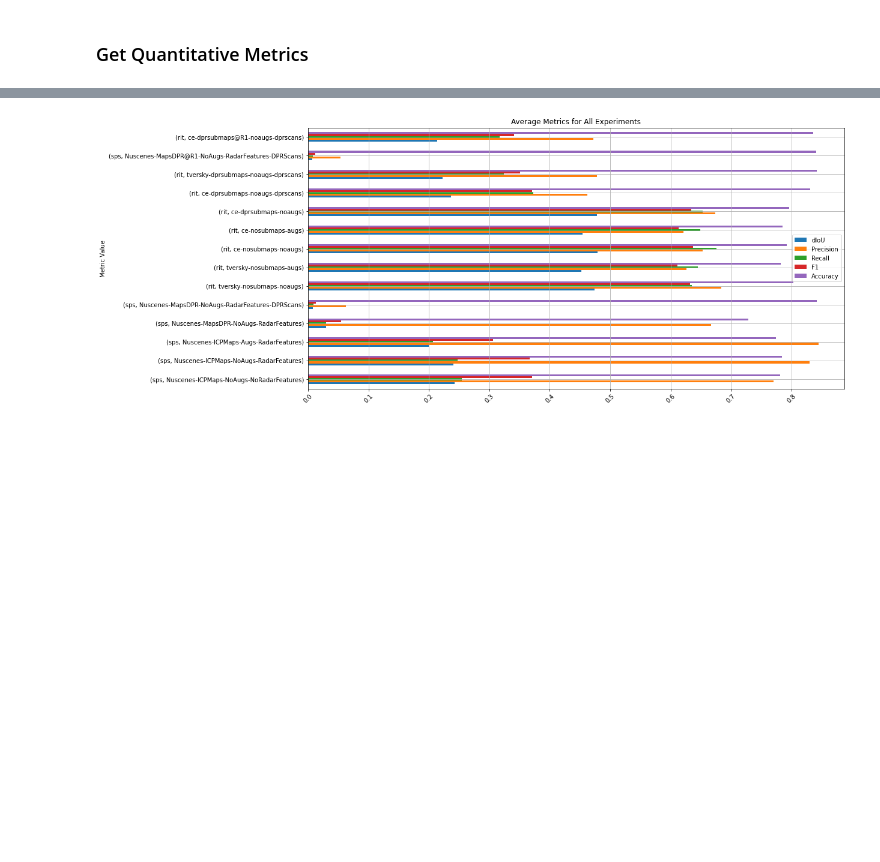
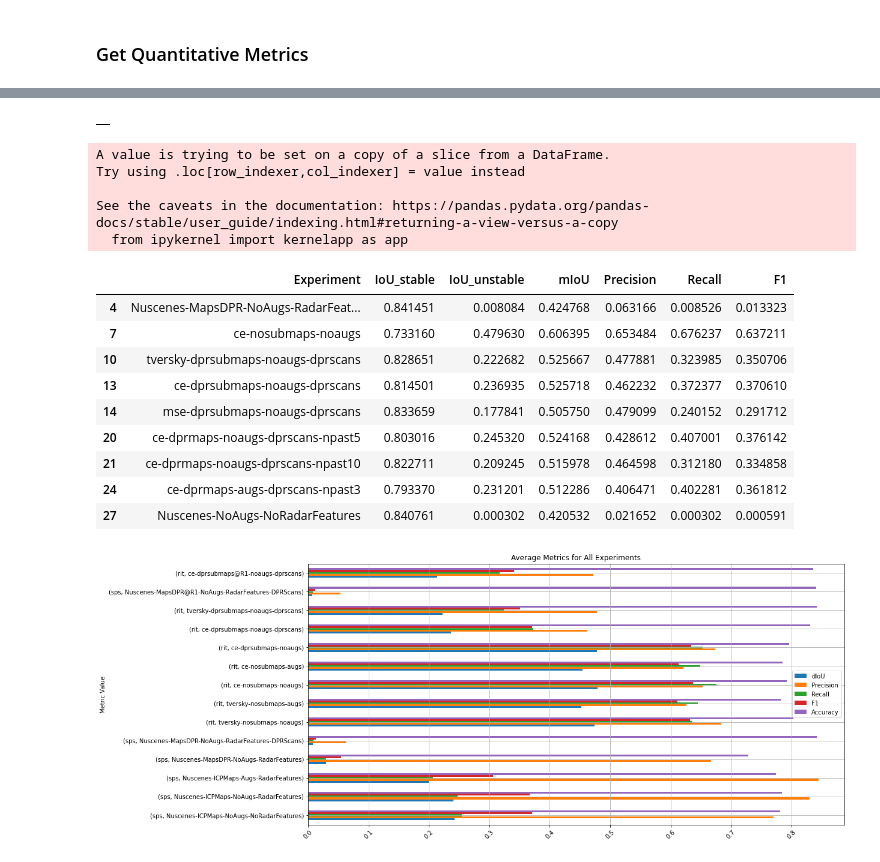
Before and after one commit to umairkhawaja/radar_auto_labeler, a Jupyter notebook: notebooks/training_evaluations.ipynb, the cells around one changed output, grey strips where cells are left out. Drawn from its saved outputs; the diff is of its cells as text; code cells hidden in the pictures; blank space fills up the shorter version.

```diff
--- a/notebooks/training_evaluations.ipynb
+++ b/notebooks/training_evaluations.ipynb
@@ -663,4 +654,0 @@ Processing rit (ce-dprmaps@R1-noaugs-dprscans-npast3) for scene scene-0526
-# %%
-# Display the metrics DataFrame
-metrics_df = metrics_df[['Model', 'Experiment', 'IoU_stable', 'IoU_unstable', 'dIoU', 'Precision', 'Recall', 'F1', 'Accuracy']]
-metrics_df
@@ -685,3 +675,40 @@ metrics_df
+# %%
+metrics_df
+# %% [output]
+|  |
+# %%
+# Display the metrics DataFrame
+metrics_df = metrics_df[['Model', 'Experiment', 'IoU_stable', 'IoU_unstable', 'Precision', 'Recall', 'F1', 'Accuracy']]
+filtered_metrics_df = metrics_df[metrics_df.Experiment.isin([
+    'Nuscenes-NoAugs-NoRadarFeatures',
+    'Nuscenes-MapsDPR-NoAugs-RadarFeatures-DPRScans',
+    'ce-dprsubmaps-noaugs-dprscans',
+    'ce-nosubmaps-noaugs',
+    'ce-dprmaps-augs-dprscans-npast3',
+    'ce-dprmaps-noaugs-dprscans-npast5',
+    'ce-dprmaps-noaugs-dprscans-npast10',
+    'mse-dprsubmaps-noaugs-dprscans',
+    'tversky-dprsubmaps-noaugs-dprscans'
+])]
+
+filtered_metrics_df['mIoU'] = (filtered_metrics_df['IoU_stable'] + filtered_metrics_df['IoU_unstable']) / 2
+filtered_metrics_df[['Experiment', 'IoU_stable', 'IoU_unstable', 'mIoU', 'Precision', 'Recall', 'F1']]
+# %% [output]
+A value is trying to be set on a copy of a slice from a DataFrame.
+Try using .loc[row_indexer,col_indexer] = value instead
+
+See the caveats in the documentation: https://pandas.pydata.org/pandas-docs/stable/user_guide/indexing.html#returning-a-view-versus-a-copy
+  from ipykernel import kernelapp as app
+|  | Experiment | IoU_stable | IoU_unstable | mIoU | Precision | Recall | F1 |
+| 4 | Nuscenes-MapsDPR-NoAugs-RadarFeat... | 0.841451 | 0.008084 | 0.424768 | 0.063166 | 0.008526 | 0.013323 |
+| 7 | ce-nosubmaps-noaugs | 0.733160 | 0.479630 | 0.606395 | 0.653484 | 0.676237 | 0.637211 |
+| 10 | tversky-dprsubmaps-noaugs-dprscans | 0.828651 | 0.222682 | 0.525667 | 0.477881 | 0.323985 | 0.350706 |
+| 13 | ce-dprsubmaps-noaugs-dprscans | 0.814501 | 0.236935 | 0.525718 | 0.462232 | 0.372377 | 0.370610 |
+| 14 | mse-dprsubmaps-noaugs-dprscans | 0.833659 | 0.177841 | 0.505750 | 0.479099 | 0.240152 | 0.291712 |
+| 20 | ce-dprmaps-noaugs-dprscans-npast5 | 0.803016 | 0.245320 | 0.524168 | 0.428612 | 0.407001 | 0.376142 |
+| 21 | ce-dprmaps-noaugs-dprscans-npast10 | 0.822711 | 0.209245 | 0.515978 | 0.464598 | 0.312180 | 0.334858 |
+| 24 | ce-dprmaps-augs-dprscans-npast3 | 0.793370 | 0.231201 | 0.512286 | 0.406471 | 0.402281 | 0.361812 |
+| 27 | Nuscenes-NoAugs-NoRadarFeatures | 0.840761 | 0.000302 | 0.420532 | 0.021652 | 0.000302 | 0.000591 |
 # %%
 # Plotting the average metrics for all experiments
 metrics_to_plot = ['dIoU', 'Precision', 'Recall', 'F1', 'Accuracy']
```
Also changed, not shown: parts of 4 cells of this notebook, 2 other files.
